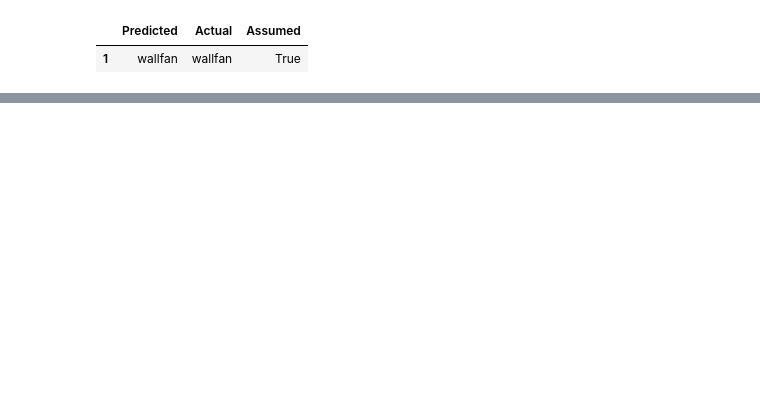
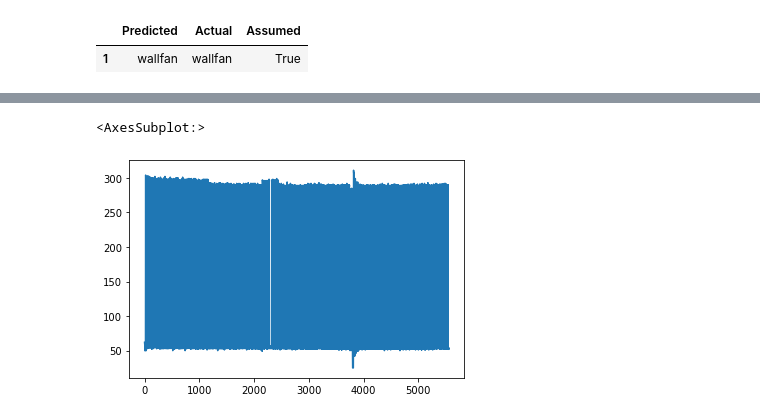
Before and after one commit to caxefaizan/S3_bucket_manipulation, a Jupyter notebook: Demonstration.ipynb, the cells around one changed output, grey strips where cells are left out. Saved outputs shown, nothing was run; the diff lists cells and outputs as text; code cells hidden in the pictures; blank space fills up the shorter version.

```diff
--- a/Demonstration.ipynb
+++ b/Demonstration.ipynb
@@ -510,0 +578,5 @@ plot_pred_conf(prediction_probabilities=predictions,
+# %%
+d3printer['A1'].plot()
+# %% [output]
+<AxesSubplot:>
+[figure, added]
```
Also changed, not shown: parts of 21 cells of this notebook.
